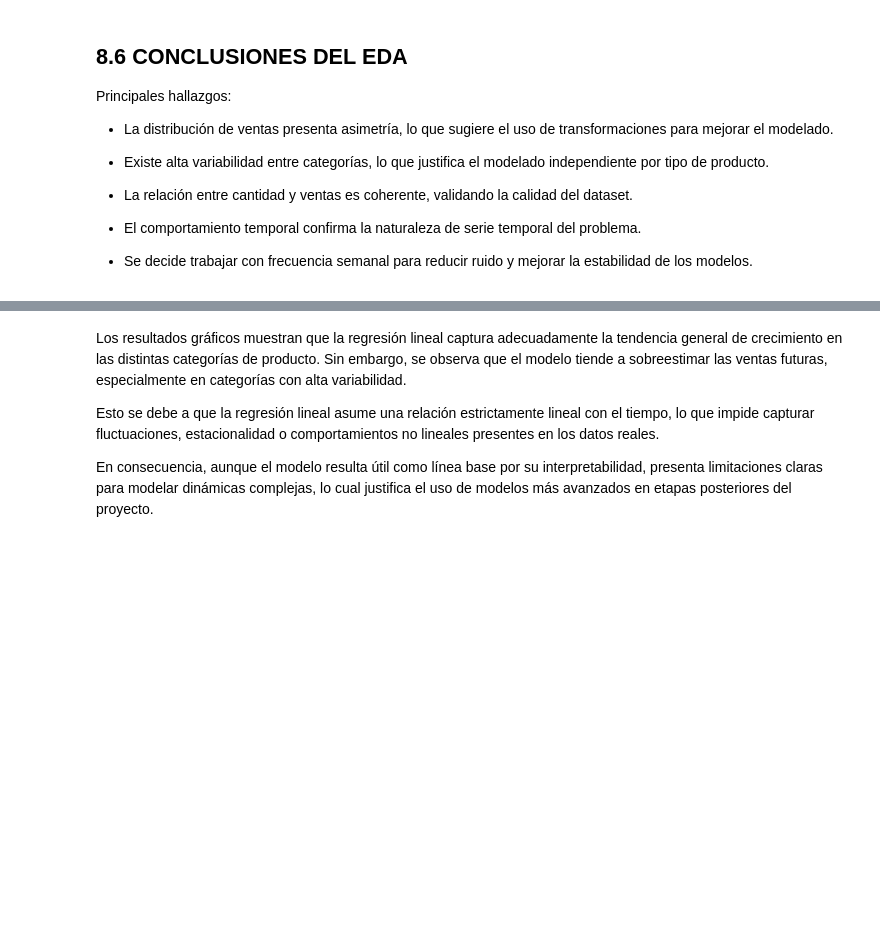
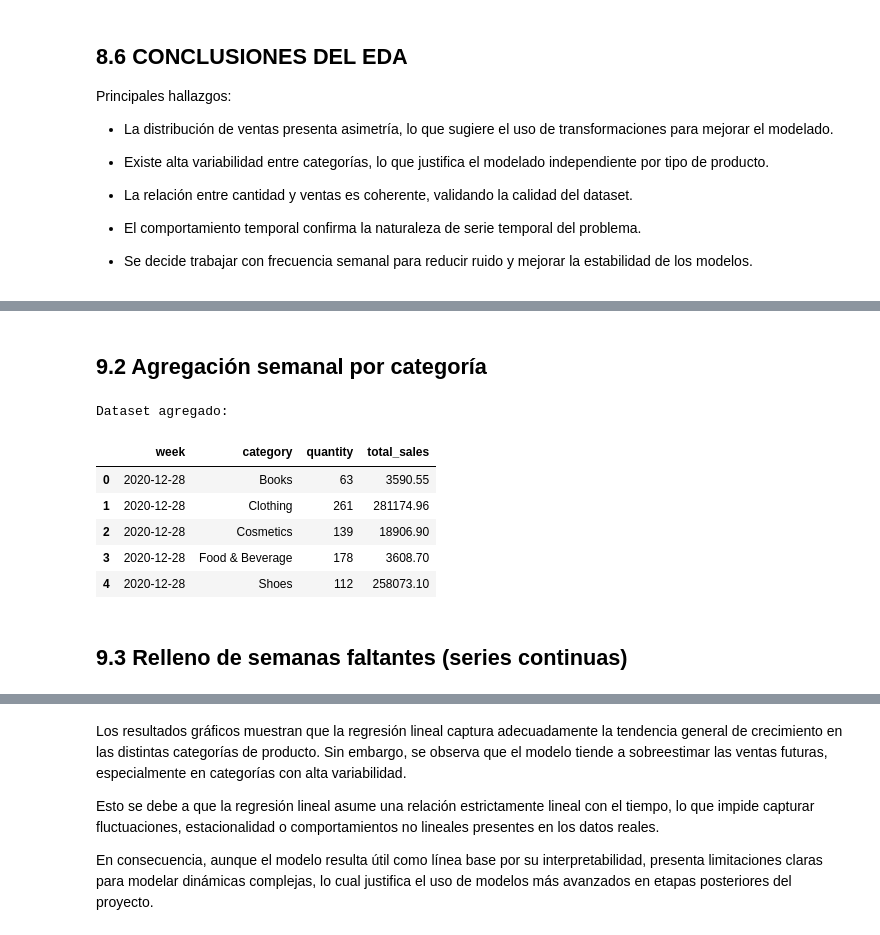
Before and after one commit to roguef07/TFM_Equipo_15, a Jupyter notebook: forecast_app/Modelados.ipynb, the cells around one changed output, grey strips where cells are left out. Saved outputs shown, nothing was run; the diff lists cells and outputs as text; code cells hidden in the pictures; blank space fills up the shorter version.

Commit message:
Creado con Colab (Falta agregar la parte de Tessa)

```diff
--- a/forecast_app/Modelados.ipynb
+++ b/forecast_app/Modelados.ipynb
@@ -503,0 +541,20 @@ Principales hallazgos:
+# %% [markdown]
+## 9.2 Agregación semanal por categoría
+# %%
+df_semanal = df_empresa.groupby(["week", "category"]).agg({
+    "quantity": "sum",
+    "total_sales": "sum"
+}).reset_index()
+
+print("Dataset agregado:")
+display(df_semanal.head())
+# %% [output]
+Dataset agregado:
+|  | week | category | quantity | total_sales |
+| 0 | 2020-12-28 | Books | 63 | 3590.55 |
+| 1 | 2020-12-28 | Clothing | 261 | 281174.96 |
+| 2 | 2020-12-28 | Cosmetics | 139 | 18906.90 |
+| 3 | 2020-12-28 | Food & Beverage | 178 | 3608.70 |
+| 4 | 2020-12-28 | Shoes | 112 | 258073.10 |
+# %% [markdown]
+## 9.3 Relleno de semanas faltantes (series continuas)
```
Also changed, not shown: parts of 52 cells of this notebook.
